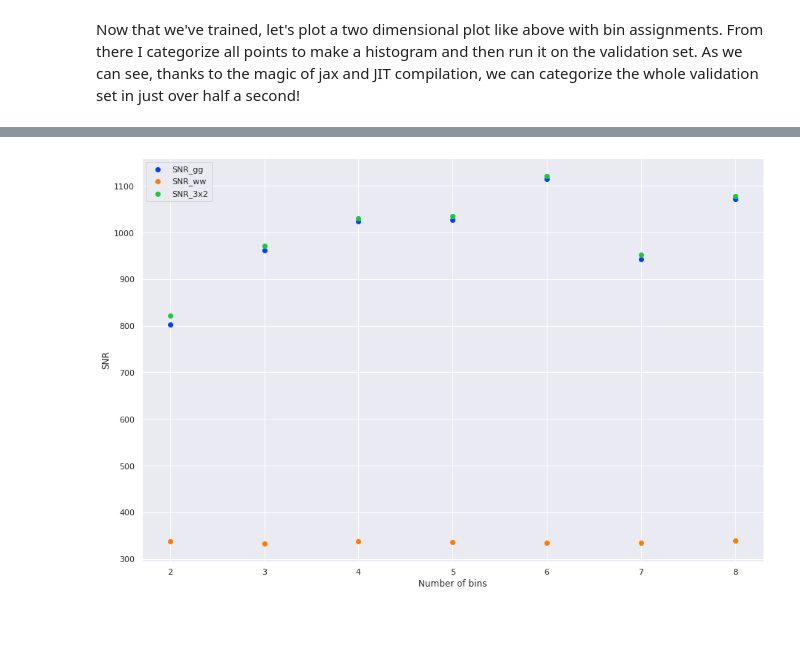
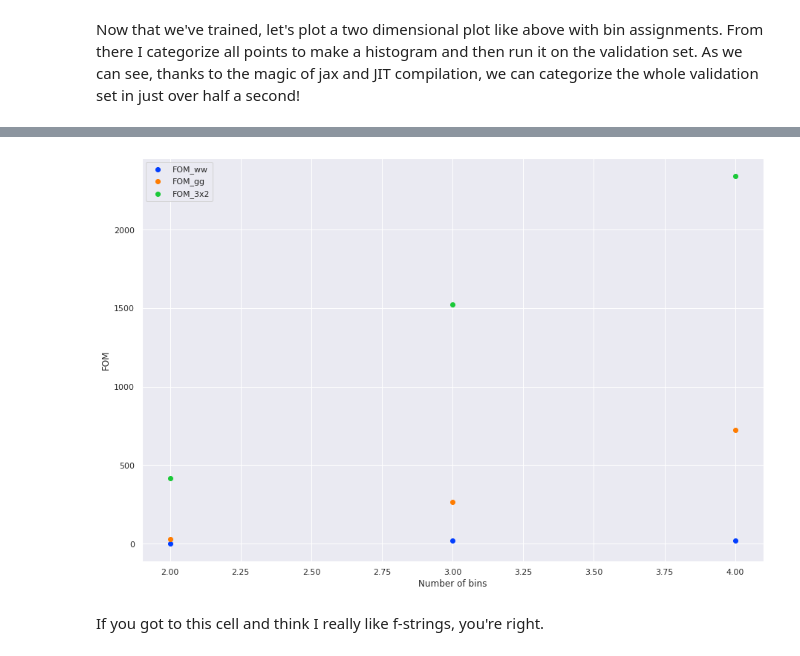
Before and after one commit to LSSTDESC/tomo_challenge, a Jupyter notebook: notebooks/binning_as_clustering.ipynb, the cells around one changed output, grey strips where cells are left out. Drawn from its saved outputs; the diff is of its cells as text; code cells hidden in the pictures; blank space fills up the shorter version.

```diff
--- a/notebooks/binning_as_clustering.ipynb
+++ b/notebooks/binning_as_clustering.ipynb
@@ -134,7 +137,7 @@ def find_eigenvector(data, weights=None):
 # %%
 eigs = []
 num_eigs = 4
-eigs = np.zeros((num_eigs, color_shifted.shape[1]))
+eigs = np.zeros((color_shifted.shape[1], num_eigs))
 temp_data = np.copy(color_shifted)
 for i in range(num_eigs):
     v = find_eigenvector(temp_data, None)
@@ -308,7 +326,12 @@ I additionally implemented a "range test," which steps through various learning
 def range_test(points, redshift, beta, centroids, impl="fom", num=50, ind=1, verbose=False, high=-1):
     # The function we're optimizing, can't use string inputs in functions
     # we're differentiating, hence this.
-    d2 = dist_fom if impl == "fom" else dist_snr
+    if impl == "fom":
+        d2 = dist_fom
+    elif impl == "fom_detf":
+        d2 = dist_fom_detf
+    else:
+        d2 = dist_snr
 
     val_hist = []
     improve_hist = []
@@ -357,4 +380,5 @@ def range_test(points, redshift, beta, centroids, impl="fom", num=50, ind=1, ver
     # "Best" learning rate is where the slope is the highest positive value
     # i.e. where the metric increases the most per learning rate step.
     print(f"Best {impl.upper()} achieved in range test: {np.nanmax(val_hist)}")
+#     plt.plot(lr_arr, val_hist)
     return (x_slope[np.nanargmax(slope[1:])], improve_hist[np.argmax(val_hist)])
@@ -465,6 +498,6 @@ ERROR! Session/line number was not unique in database. History logging moved to
 # %%
 t0 = time.perf_counter()
-centers = fit_centroids(data_cut, z_cut, num_centroids=3, num_epochs=50, impl="snr", lr=0.004)
+centers = fit_centroids(data_cut, z_cut, num_centroids=3, num_epochs=70, impl="fom")
 duration = time.perf_counter() - t0
 print(f"Trained in {duration} seconds")
 # %% [output]
@@ -572,18 +605,16 @@ Including this improvement removes the plateauing at $>4$ bins in FOM training b
 # %%
 # Compute those scores.
 score_hist_jc = []
-score_hist = []
 
 fig, ax = plt.subplots(figsize=(15, 10))
 
 z_cut = z_train[cut]
-for j in range(2, 9):
+for j in range(2, 5):
     clear_output(wait=True)
     print(f"Classifying {j} bins.")
 
     t0 = time.perf_counter()
-    lr = 0.012 / j
-    centers = fit_centroids(data_cut, z_cut, num_centroids=j, num_epochs=70, impl="snr", lr=lr)
+    centers = fit_centroids(data_cut, z_cut, num_centroids=j, num_epochs=70, impl="fom_detf")
     duration = time.perf_counter() - t0
     print(f"Trained in {duration} seconds")
 
@@ -591,13 +622,10 @@ for j in range(2, 9):
 
     print(f"Computing scores for {j} bins.")
     try:
-        score_hist_jc.append(tc.jc_compute_scores(y_valid, z_valid, metrics=["SNR_ww", "SNR_gg", "SNR_3x2",
-                                                                             "FOM_ww", "FOM_gg", "FOM_3x2"]))
+        score_hist_jc.append(tc.jc_compute_scores(y_valid, z_valid))
     except UnexpectedTracerError:
-        score_hist_jc.append(tc.jc_compute_scores(y_valid, z_valid, metrics=["SNR_ww", "SNR_gg", "SNR_3x2",
-                                                                             "FOM_ww", "FOM_gg", "FOM_3x2"]))
-#     score_hist.append(tc.compute_scores(y_valid, z_valid))
-
+        score_hist_jc.append(tc.jc_compute_scores(y_valid, z_valid))
 plt.legend()
+plt.xlabel("Epoch")
 plt.show()
 # %% [output]
@@ -622,17 +650,20 @@ Computing scores for 8 bins.
 # %%
+metric = "FOM"
 x_hist = np.arange(2, len(score_hist_jc) + 2)
-snr_gg = np.asarray([x["SNR_gg"] for x in score_hist_jc])
-snr_ww = np.asarray([x["SNR_ww"] for x in score_hist_jc])
-snr_32 = np.asarray([x["SNR_3x2"] for x in score_hist_jc])
+snr_gg = np.asarray([x[f"{metric}_gg"] for x in score_hist_jc])
+snr_ww = np.asarray([x[f"{metric}_ww"] for x in score_hist_jc])
+snr_32 = np.asarray([x[f"{metric}_3x2"] for x in score_hist_jc])
 
 fig, ax = plt.subplots(figsize=(15, 10))
 
-plt.scatter(x_hist, snr_ww[x_hist - 2], label="SNR_ww")
-plt.scatter(x_hist, snr_gg[x_hist - 2], label="SNR_gg")
-plt.scatter(x_hist, snr_32[x_hist - 2], label="SNR_3x2")
+plt.scatter(x_hist, snr_ww[x_hist - 2], label=f"{metric}_ww")
+plt.scatter(x_hist, snr_gg[x_hist - 2], label=f"{metric}_gg")
+plt.scatter(x_hist, snr_32[x_hist - 2], label=f"{metric}_3x2")
 plt.xlabel("Number of bins")
-plt.ylabel("SNR")
+plt.ylabel(metric)
 plt.legend()
-plt.savefig("snr_hist.png")
+plt.savefig("hist_detf.png")
 # %% [output]
-[figure, old version]
+[figure, new version]
+# %% [markdown]
+If you got to this cell and think I really like f-strings, you're right.
```
Also changed, not shown: parts of 15 cells of this notebook.
